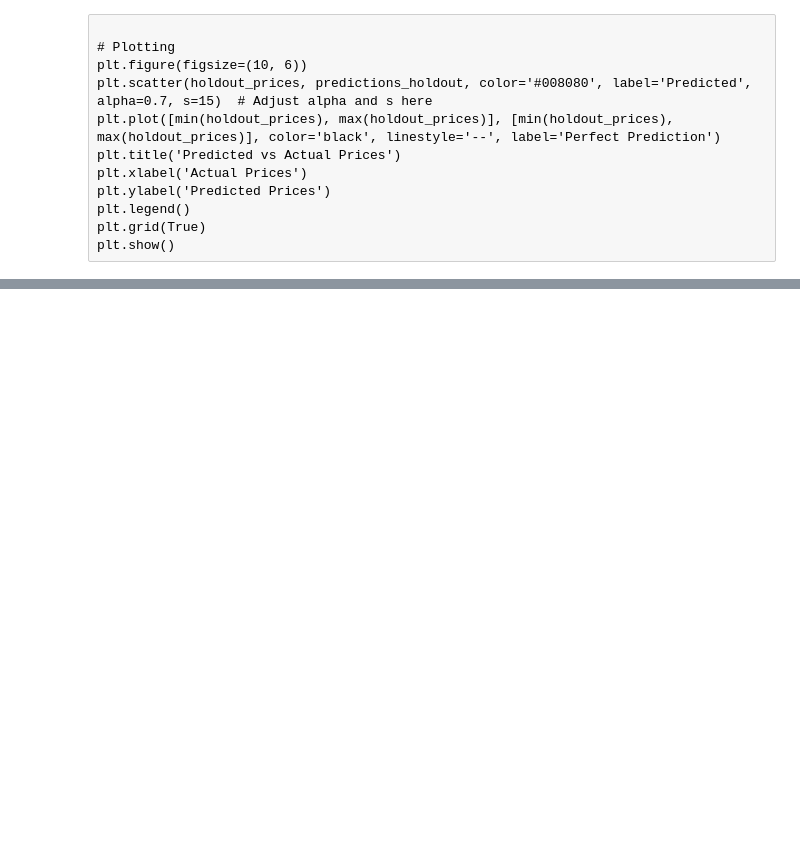
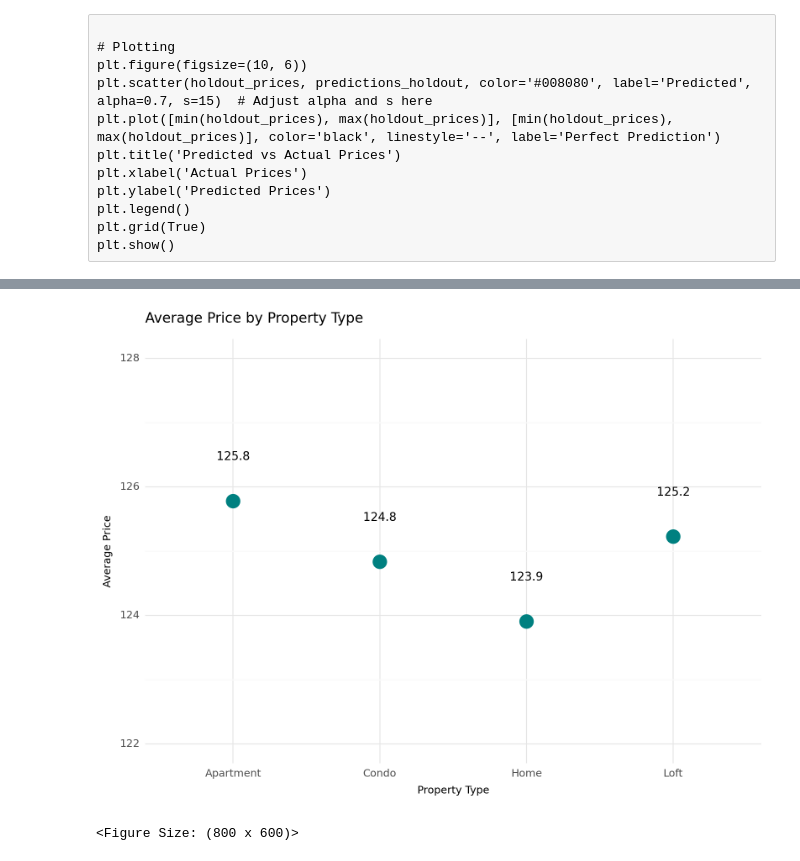
Before and after one commit to arbash-malik/DA3, a Jupyter notebook: Assignment 2/Assignment 2.ipynb, the cells around one changed output, grey strips where cells are left out. Saved outputs shown, nothing was run; the diff lists cells and outputs as text; code cells hidden in the pictures; blank space fills up the shorter version.

```diff
--- a/Assignment 2/Assignment 2.ipynb
+++ b/Assignment 2/Assignment 2.ipynb
@@ -1150,0 +1422,10 @@ plt.show()
+# %%
+roomtype_pdp = partial_dependence(
+    rf_pipeline, data_holdout[predictors], ["f_property_type"], kind="average"
+)
+# %%
+graph4_df = pd.DataFrame(
+    {'Property Type': roomtype_pdp['values'][0],
+     'Average Price': roomtype_pdp['average'][0]}
+    ).sort_values(by = 'Average Price')
+graph4_df
@@ -1150,0 +1438,18 @@ plt.show()
+# %%
+(
+    ggplot(graph4_df, aes(x='Property Type', y='Average Price', label='Average Price')) +
+    labs(x='Property Type', y='Average Price', title='Average Price by Property Type') +
+    geom_point(size=6, color='#008080') +
+    geom_text(size=10, nudge_y=0.6, va='bottom', format_string='{:.1f}') +
+    theme_minimal() +
+    scale_y_continuous(limits=(122, 128)) +
+    theme(
+        plot_title=element_text(size=12),
+        axis_text=element_text(size=9),
+        axis_title=element_text(size=9),
+        figure_size=(8, 6)
+    )
+)
+# %% [output]
+[figure, added]
+<Figure Size: (800 x 600)>
```
Also changed, not shown: parts of 26 cells of this notebook.
